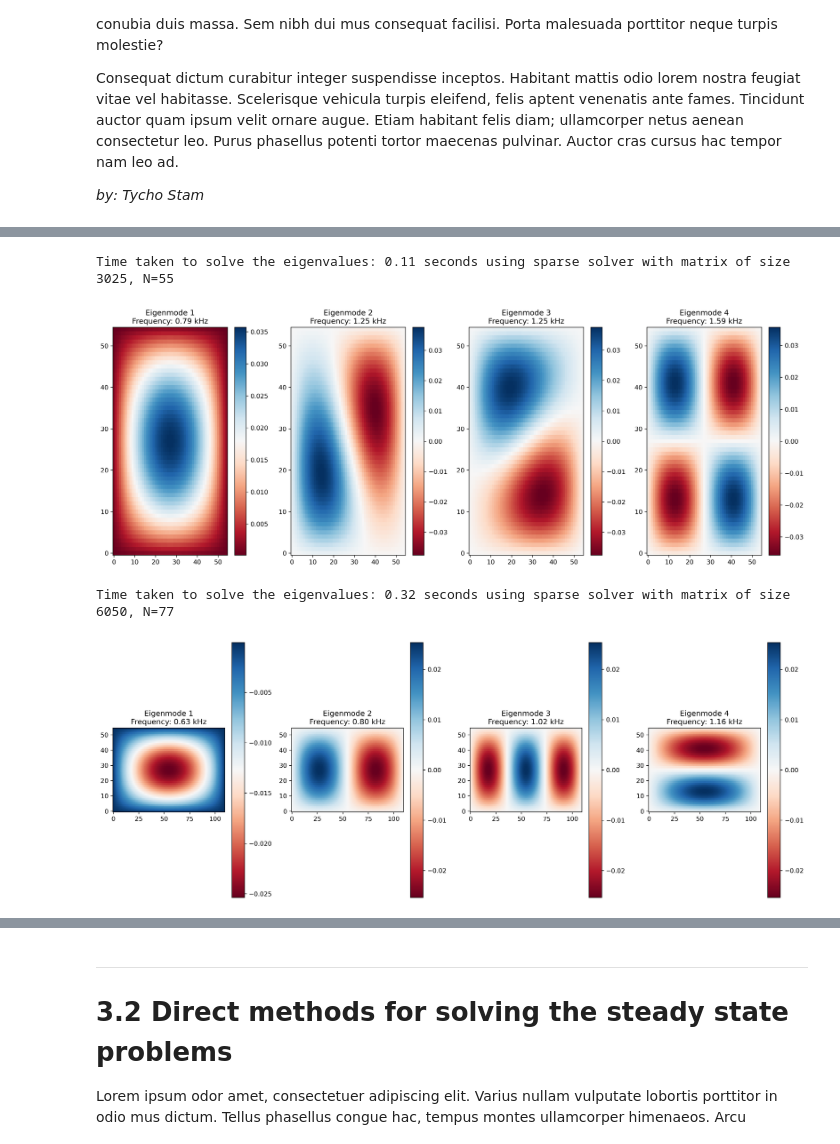
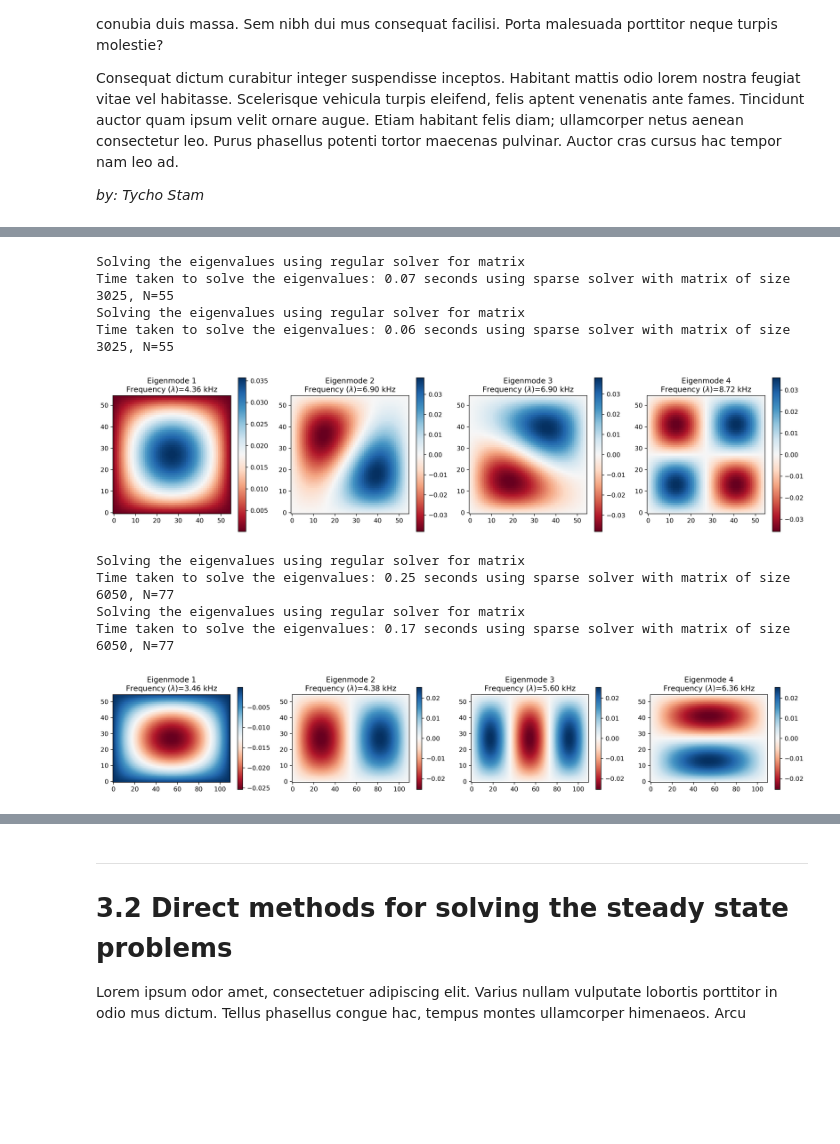
Before and after one commit to kingilsildor/CLS-Scientific_Computing-Assignment3, a Jupyter notebook: interface.ipynb, the cells around one changed output, grey strips where cells are left out. Saved outputs shown, nothing was run; the diff lists cells and outputs as text; code cells hidden in the pictures; blank space fills up the shorter version.

Commit message:
update new images. TODO discirization of the circle

```diff
--- a/interface.ipynb
+++ b/interface.ipynb
@@ -55,0 +78,19 @@ plt.show()
+# %%
+shapes = ["circle", "rectangle", "square"]
+_, ax = plt.subplots(1, len(shapes), figsize=(FIG_SIZE), dpi=FIG_DPI)
+
+for i, shape in enumerate(shapes):
+    v = initialize_grid_vector(L, shape=shape)
+    M = initialize_tridiagonal_matrix(v, L)
+
+    create_seaborn_heatmap(M.toarray(), ax[i], False, True)
+    ax[i].set_title(
+        f"Matrix of size ${M.shape[0]}x{M.shape[1]}$,\n using a {shape} as shape"
+    )
+    ax[i].set_xlabel("x")
+    ax[i].set_ylabel("y")
+
+plt.tight_layout()
+plt.savefig(f"{FIG_DIR}matrix_shapes.png")
+plt.show()
+plt.close()
@@ -72,6 +113,5 @@ Wall time: 23.2 s
 %%time
 M = initialize_tridiagonal_matrix(vector=v, L=L, sparse=True)
 
-M = M * dx**2
-frequencies, eigenvectors = solve_eigenvalues(M, model="h")
+frequencies, eigenvectors = solve_eigenvalues(M)
 # %% [output]
@@ -81,29 +122,39 @@ Wall time: 321 ms
 # %%
-def plot_shape_modus(shape: str) -> None:
+def plot_shape_modus(shape: str, save: bool = False) -> None:
     """
     Plot the eigenmodes of a given shape.
 
     Params
     ----------
     - shape (str): The shape of the grid.
+    - save (bool): If True, the plot will be saved.
     """
     L = 55
     v = initialize_grid_vector(L, shape=shape)
     M = initialize_tridiagonal_matrix(v, L, sparse=True)
-    M = M * dx**2
 
     frequencies, eigenvectors = solve_eigenvalues(M, num_eigen=5)
     frequencies[:PLOTS_AMOUNT], eigenvectors[:, :PLOTS_AMOUNT]
 
-    plot_multiple_eigenmodes(PLOTS_AMOUNT, frequencies, eigenvectors, L, shape=shape)
+    plot_multiple_eigenmodes(
+        PLOTS_AMOUNT, frequencies, eigenvectors, L, shape=shape, save_img=save
+    )
 # %%
+plot_shape_modus("square", save=True)
 plot_shape_modus("square")
 # %% [output]
-Time taken to solve the eigenvalues: 0.11 seconds using sparse solver with matrix of size 3025, N=55
+Solving the eigenvalues using regular solver for matrix
+Time taken to solve the eigenvalues: 0.07 seconds using sparse solver with matrix of size 3025, N=55
+Solving the eigenvalues using regular solver for matrix
+Time taken to solve the eigenvalues: 0.06 seconds using sparse solver with matrix of size 3025, N=55
-[figure, old version]
+[figure, new version]
 # %%
+plot_shape_modus("rectangle", save=True)
 plot_shape_modus("rectangle")
 # %% [output]
-Time taken to solve the eigenvalues: 0.32 seconds using sparse solver with matrix of size 6050, N=77
+Solving the eigenvalues using regular solver for matrix
+Time taken to solve the eigenvalues: 0.25 seconds using sparse solver with matrix of size 6050, N=77
+Solving the eigenvalues using regular solver for matrix
+Time taken to solve the eigenvalues: 0.17 seconds using sparse solver with matrix of size 6050, N=77
-[figure, old version]
+[figure, new version]
 # %%
```
Also changed, not shown: parts of 13 cells of this notebook, 4 other files.
